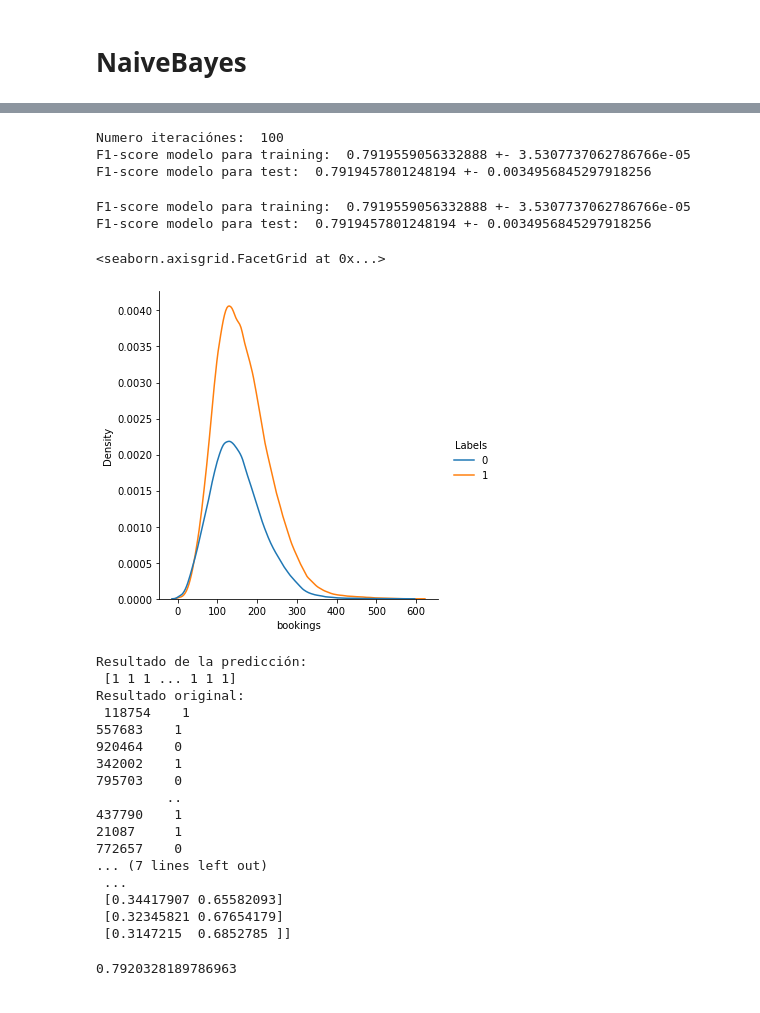
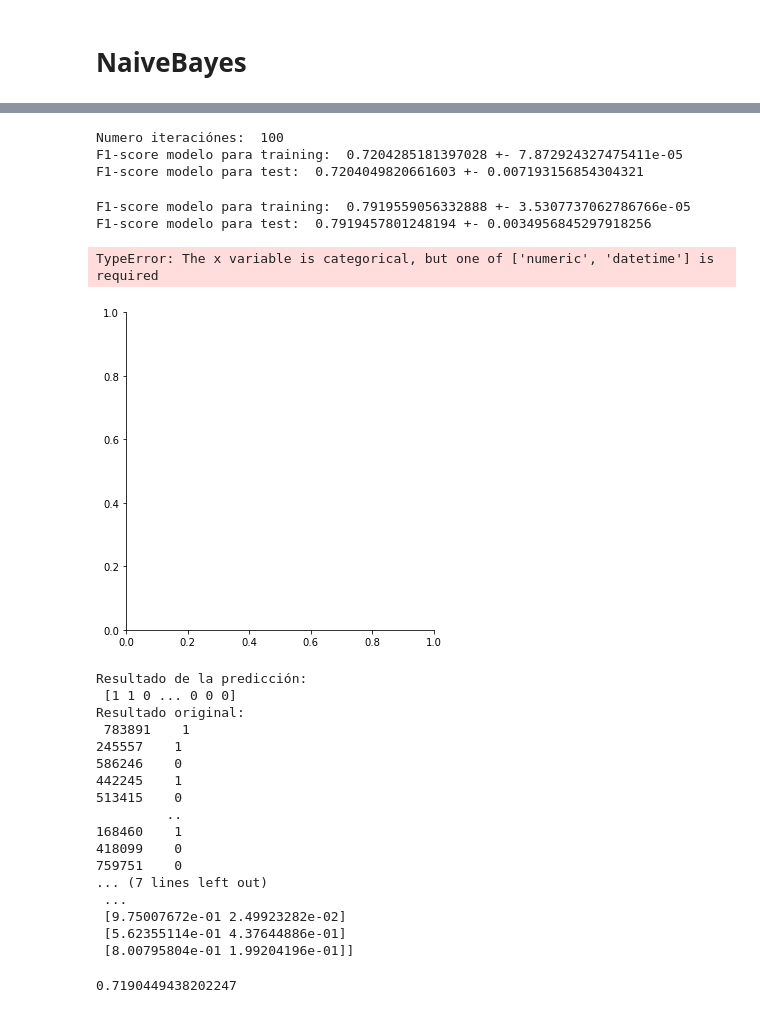
Before and after one commit to EBNoir/TICS411, a Jupyter notebook: Proyecto2/NaiveBayes.ipynb, the cells around one changed output, grey strips where cells are left out. Drawn from its saved outputs; the diff is of its cells as text; code cells hidden in the pictures.

Commit message:
Variables a Nominales

```diff
--- a/Proyecto2/NaiveBayes.ipynb
+++ b/Proyecto2/NaiveBayes.ipynb
@@ -8,6 +8,7 @@ import seaborn as sns
 from sklearn.model_selection import GridSearchCV
 from sklearn.model_selection import KFold
 from sklearn.naive_bayes import GaussianNB
+from sklearn.naive_bayes import MultinomialNB
 from sklearn import metrics as mt
 import calendar
 
@@ -27,6 +28,24 @@ def procesar_csv(df):
 
     df["destination_int"] = destination_as_int
     df.drop('destination', axis=1, inplace=True)
+
+    # Transformamos Capacity a Nominal
+    bins = [0,100,200,300, 400]
+    labels = [1,2,3,4]
+    df['capacidad'] = pd.cut(df["capacity"], bins, labels=labels, right=False)
+    df.drop('capacity', axis=1, inplace=True)
+
+    # Transformamos denied_boarding a Nominal
+    bins = [0,10,20,30,40,50]
+    labels = [1,2,3,4,5]
+    df['denied'] = pd.cut(df["denied_boarding"], bins, labels=labels, right=False)
+    df.drop('denied_boarding', axis=1, inplace=True)
+
+    # Transformamos Capacity a Nominal
+    bins = [0,100,200,300,400,500,600,700]
+    labels = [1,2,3,4,5,6,7]
+    df['booking'] = pd.cut(df["bookings"], bins, labels=labels, right=False)
+    df.drop('bookings', axis=1, inplace=True)
 
     # Transformamos Columnas Continuas a Discretas
     revenues_usd_discr = pd.qcut(df["revenues_usd"], 10, [1,2,3,4,5,6,7,8,9,10] )
@@ -63,6 +82,20 @@ target = df['Labels']
 # La eliminamos del dataframe
 df.drop('noshow', axis=1, inplace=True)
 
+df.drop('fligth_number', axis=1, inplace=True)
+df.drop('p2p', axis=1, inplace=True)
+df.drop('distance', axis=1, inplace=True)
+df.drop('pax_midlow', axis=1, inplace=True)
+df.drop('pax_high', axis=1, inplace=True)
+df.drop('pax_midhigh', axis=1, inplace=True)
+df.drop('pax_low', axis=1, inplace=True)
+df.drop('pax_freqflyer', axis=1, inplace=True)
+df.drop('group_bookings', axis=1, inplace=True)
+df.drop('out_of_stock', axis=1, inplace=True)
+df.drop('dom_cnx', axis=1, inplace=True)
+df.drop('int_cnx', axis=1, inplace=True)
+
+
 
 #Columnas despues de la limpieza
 df.columns
@@ -115,7 +152,7 @@ F1Train = np.zeros(100)
 F1Test = np.zeros(100)
 
 #Crear el objeto de Naive Bayes que estime correspondiente, con el alpha deseado
-NB = GaussianNB(var_smoothing = 1)
+NB = MultinomialNB()
 i=0
 
 #Aplicar K-fold cross validation
@@ -132,11 +169,11 @@ for train_index, test_index in kf.split(df):
 
         #Predecir los valores de TrainData y calcule su error
         prediccion = NB.predict(trainData)
-        F1Train[i] = mt.f1_score(trainLabel, prediccion)
+        F1Train[i] = mt.f1_score(trainLabel, prediccion, pos_label = 0)
 
         #Prediga los valores de testData y calcule su error
         prediccion = NB.predict(testData)
-        F1Test[i] = mt.f1_score(testLabel, prediccion, pos_label = 1)
+        F1Test[i] = mt.f1_score(testLabel, prediccion, pos_label = 0)
 
         i+=1
 
@@ -145,8 +182,8 @@ print("F1-score modelo para training: ", F1Train.mean(), "+-", F1Train.std())
 print("F1-score modelo para test: ", F1Test.mean(), "+-", F1Test.std())
 # %% [output]
 Numero iteraciónes:  100
-F1-score modelo para training:  0.7919559056332888 +- 3.5307737062786766e-05
-F1-score modelo para test:  0.7919457801248194 +- 0.0034956845297918256
+F1-score modelo para training:  0.7204285181397028 +- 7.872924327475411e-05
+F1-score modelo para test:  0.7204049820661603 +- 0.007193156854304321
 # %%
 #Muestre la media y desviación estandar de cada error
 print("F1-score modelo para training: ", F1Train.mean(), "+-", F1Train.std())
@@ -155,10 +192,10 @@ print("F1-score modelo para test: ", F1Test.mean(), "+-", F1Test.std())
 F1-score modelo para training:  0.7919559056332888 +- 3.5307737062786766e-05
 F1-score modelo para test:  0.7919457801248194 +- 0.0034956845297918256
 # %%
-sns.displot(df, x='bookings', hue ="Labels", kind = 'kde')
+sns.displot(df, x='booking', hue ="Labels", kind = 'kde')
 # %% [output]
-<seaborn.axisgrid.FacetGrid at 0x...>
+TypeError: The x variable is categorical, but one of ['numeric', 'datetime'] is required
-[figure, old version]
+[figure, new version]
 # %%
 from sklearn import datasets
 from sklearn.model_selection import train_test_split
@@ -167,7 +204,7 @@ X_train, X_test, y_train, y_test = train_test_split(df,target,test_size=0.33, ra
 # %%
 #Creando un objeto Naive Bayes con las condiciones iniciales
 from sklearn.naive_bayes import GaussianNB
-NB = GaussianNB(var_smoothing = )
+NB = MultinomialNB()
 NB = NB.fit(X_train,y_train)
 
 #Aplicando el modelo a otros datos
@@ -180,23 +217,23 @@ resultados=NB.predict_proba(X_test)
 print("Resultado de la predicción:\n",resultados)
 # %% [output]
 Resultado de la predicción:
- [1 1 1 ... 1 1 1]
+ [1 1 0 ... 0 0 0]
 Resultado original:
- 118754    1
-557683    1
-920464    0
-342002    1
-795703    0
+ 783891    1
+245557    1
+586246    0
+442245    1
+513415    0
          ..
-437790    1
-21087     1
-772657    0
+168460    1
+418099    0
+759751    0
 ... (7 lines left out)
  ...
- [0.34417907 0.65582093]
- [0.32345821 0.67654179]
- [0.3147215  0.6852785 ]]
+ [9.75007672e-01 2.49923282e-02]
+ [5.62355114e-01 4.37644886e-01]
+ [8.00795804e-01 1.99204196e-01]]
 # %%
-mt.f1_score(y_test, resultado, pos_label = 1)
+mt.f1_score(y_test, resultado, pos_label = 0)
 # %% [output]
-0.7920328189786963
+0.7190449438202247
```
Also changed, not shown: parts of 8 cells of this notebook.
